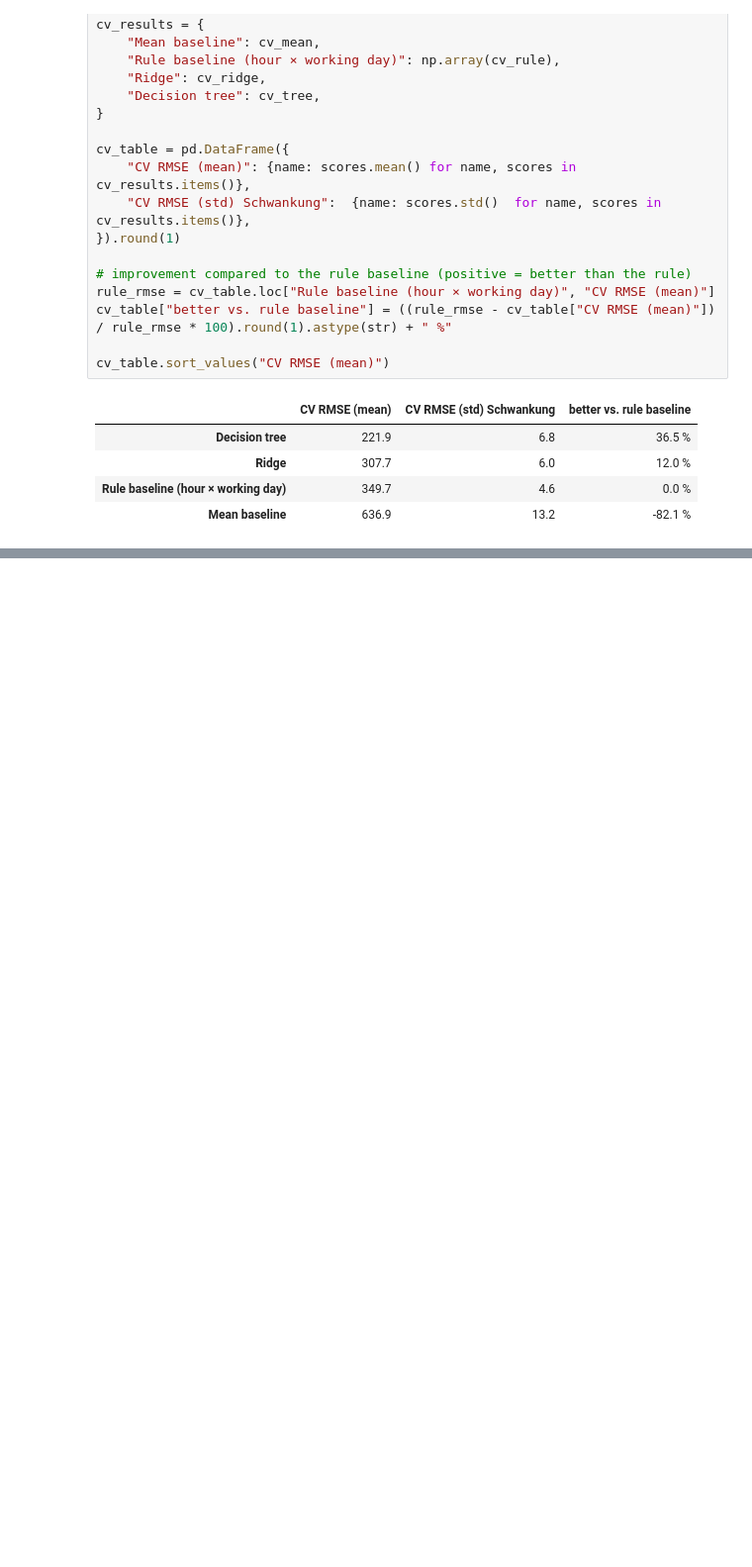
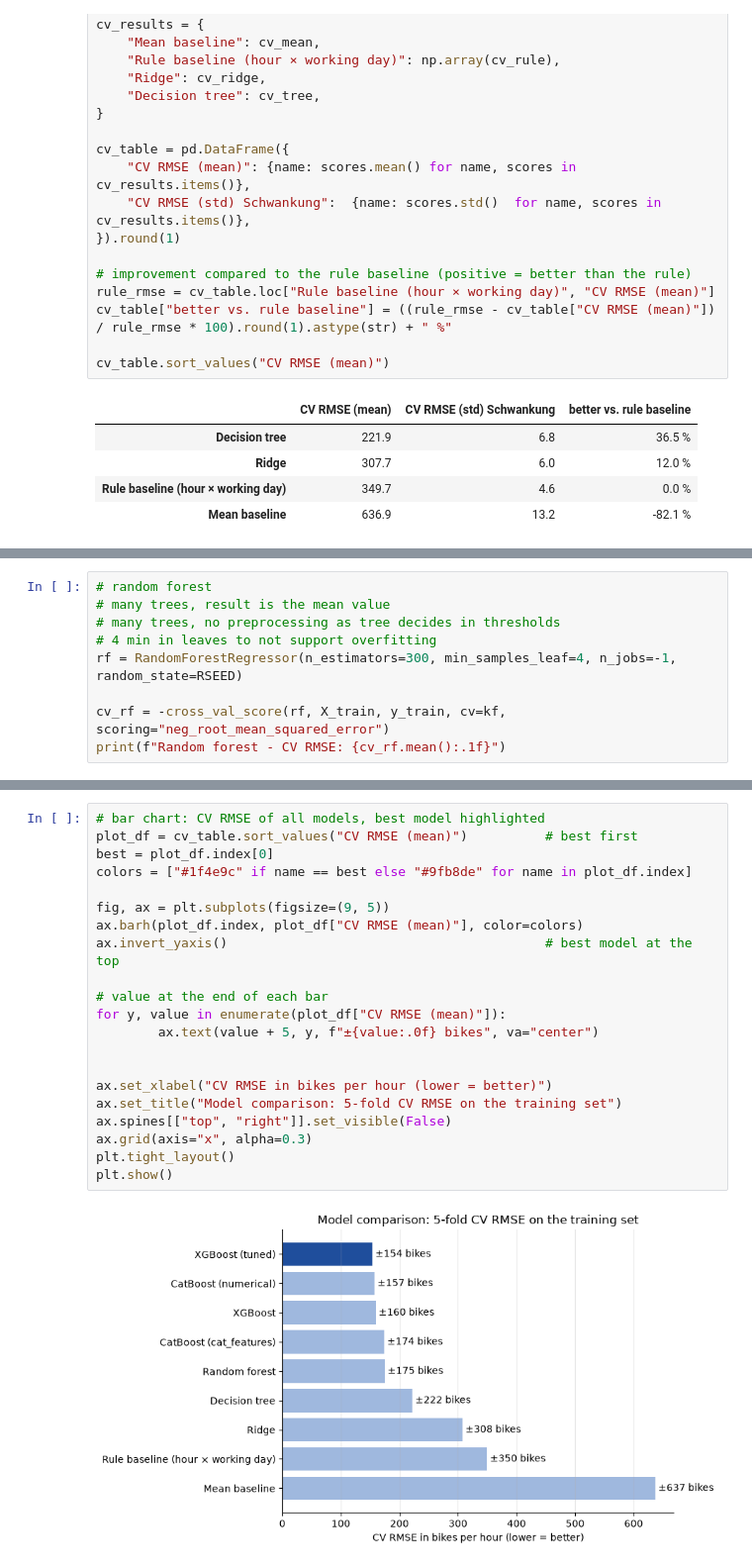
Before and after one commit to yessikalegat/amle-project-bike-sharing, a Jupyter notebook: 01_bike_sharing_project.ipynb, the cells around one changed output, grey strips where cells are left out. Shown at 99% size. Saved outputs shown, nothing was run; the diff lists cells and outputs as text; blank space fills up the shorter version.

Commit message:
project bike rentals

```diff
--- a/01_bike_sharing_project.ipynb
+++ b/01_bike_sharing_project.ipynb
@@ -521,0 +534,9 @@ cv_table.sort_values("CV RMSE (mean)")
+# %%
+# random forest
+# many trees, result is the mean value
+# many trees, no preprocessing as tree decides in thresholds
+# 4 min in leaves to not support overfitting
+rf = RandomForestRegressor(n_estimators=300, min_samples_leaf=4, n_jobs=-1, random_state=RSEED)
+
+cv_rf = -cross_val_score(rf, X_train, y_train, cv=kf, scoring="neg_root_mean_squared_error")
+print(f"Random forest - CV RMSE: {cv_rf.mean():.1f}")
@@ -521,0 +713,23 @@ cv_table.sort_values("CV RMSE (mean)")
+# %%
+# bar chart: CV RMSE of all models, best model highlighted
+plot_df = cv_table.sort_values("CV RMSE (mean)")          # best first
+best = plot_df.index[0]
+colors = ["#1f4e9c" if name == best else "#9fb8de" for name in plot_df.index]
+
+fig, ax = plt.subplots(figsize=(9, 5))
+ax.barh(plot_df.index, plot_df["CV RMSE (mean)"], color=colors)
+ax.invert_yaxis()                                         # best model at the top
+
+# value at the end of each bar
+for y, value in enumerate(plot_df["CV RMSE (mean)"]):
+        ax.text(value + 5, y, f"±{value:.0f} bikes", va="center")
+
+
+ax.set_xlabel("CV RMSE in bikes per hour (lower = better)")
+ax.set_title("Model comparison: 5-fold CV RMSE on the training set")
+ax.spines[["top", "right"]].set_visible(False)
+ax.grid(axis="x", alpha=0.3)
+plt.tight_layout()
+plt.show()
+# %% [output]
+[figure, added]
```
Also changed, not shown: parts of 17 cells of this notebook.
